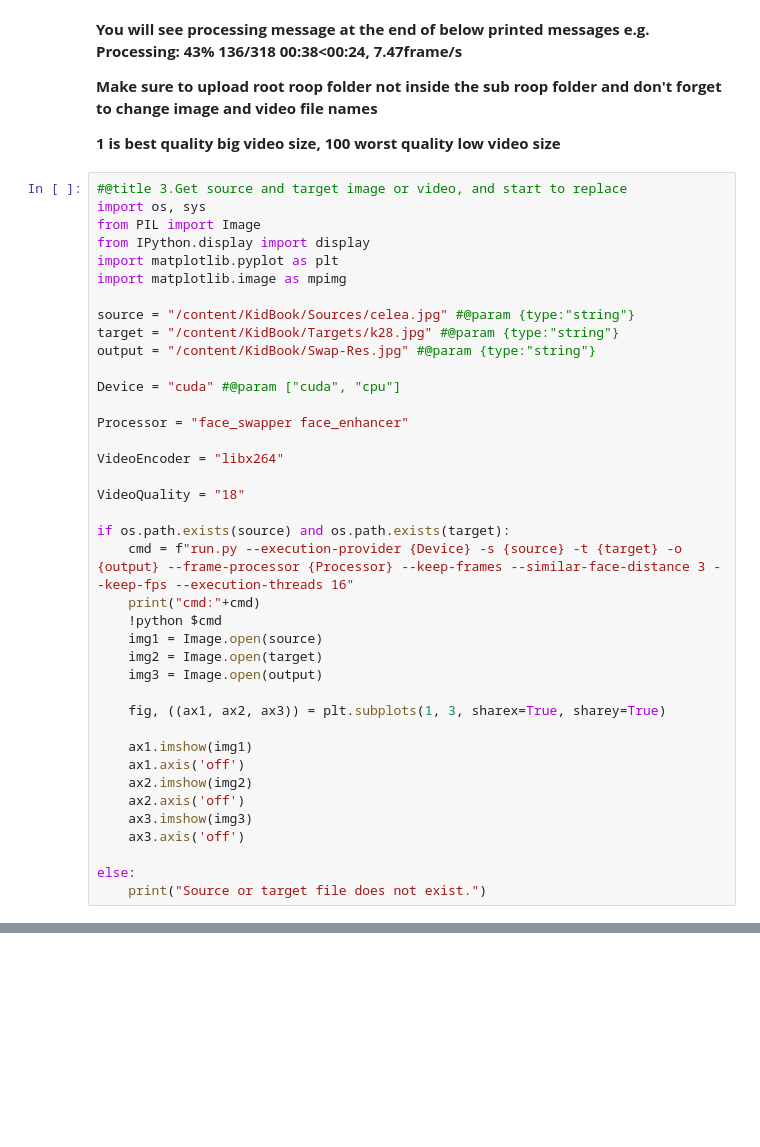
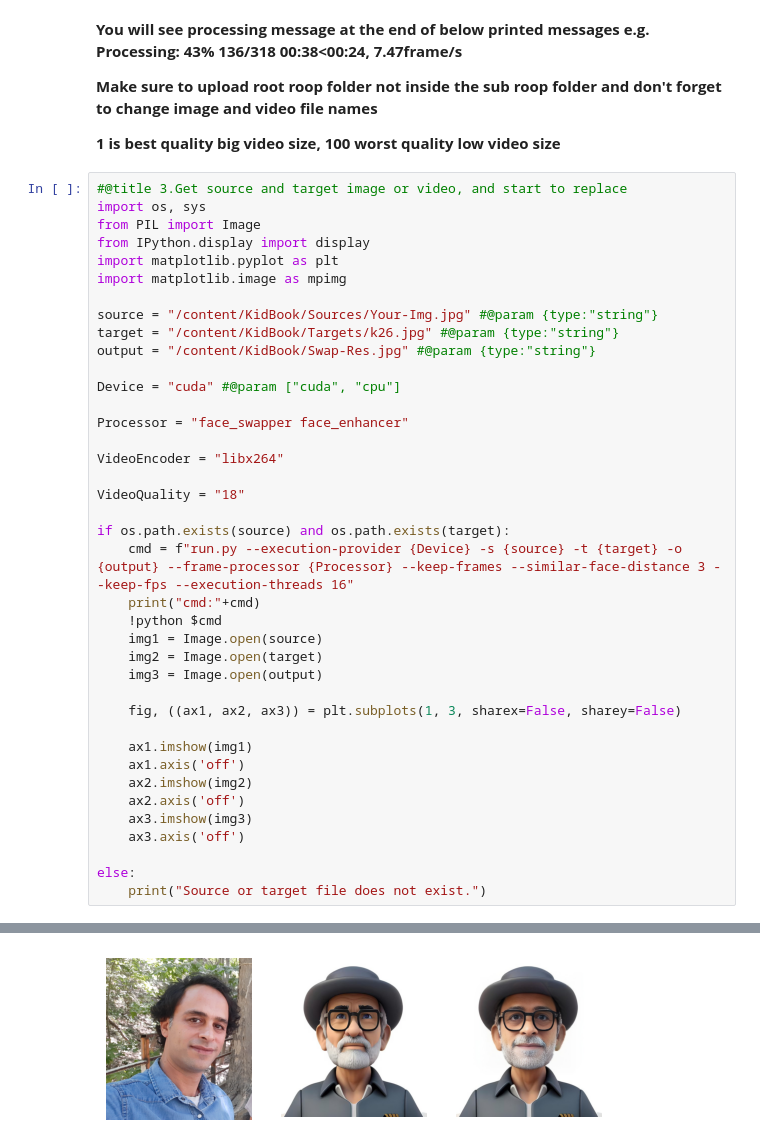
Before and after one commit to masuodheidari/KidBook, a Jupyter notebook: ColabNotebooks/KidBook.ipynb, the cells around one changed output, grey strips where cells are left out. Cells and saved outputs as stored; diff of their text form; blank space fills up the shorter version.

```diff
--- a/ColabNotebooks/KidBook.ipynb
+++ b/ColabNotebooks/KidBook.ipynb
@@ -42,8 +42,8 @@ from IPython.display import display
 import matplotlib.pyplot as plt
 import matplotlib.image as mpimg
 
-source = "/content/KidBook/Sources/celea.jpg" #@param {type:"string"}
-target = "/content/KidBook/Targets/k28.jpg" #@param {type:"string"}
+source = "/content/KidBook/Sources/Your-Img.jpg" #@param {type:"string"}
+target = "/content/KidBook/Targets/k26.jpg" #@param {type:"string"}
 output = "/content/KidBook/Swap-Res.jpg" #@param {type:"string"}
 
 Device = "cuda" #@param ["cuda", "cpu"]
@@ -62,7 +62,7 @@ if os.path.exists(source) and os.path.exists(target):
     img2 = Image.open(target)
     img3 = Image.open(output)
 
-    fig, ((ax1, ax2, ax3)) = plt.subplots(1, 3, sharex=True, sharey=True)
+    fig, ((ax1, ax2, ax3)) = plt.subplots(1, 3, sharex=False, sharey=False)
 
     ax1.imshow(img1)
     ax1.axis('off')
@@ -88,0 +94 @@ set det-size: (640, 640)
+[figure, added]
```
Also changed, not shown: parts of 1 cell of this notebook.
